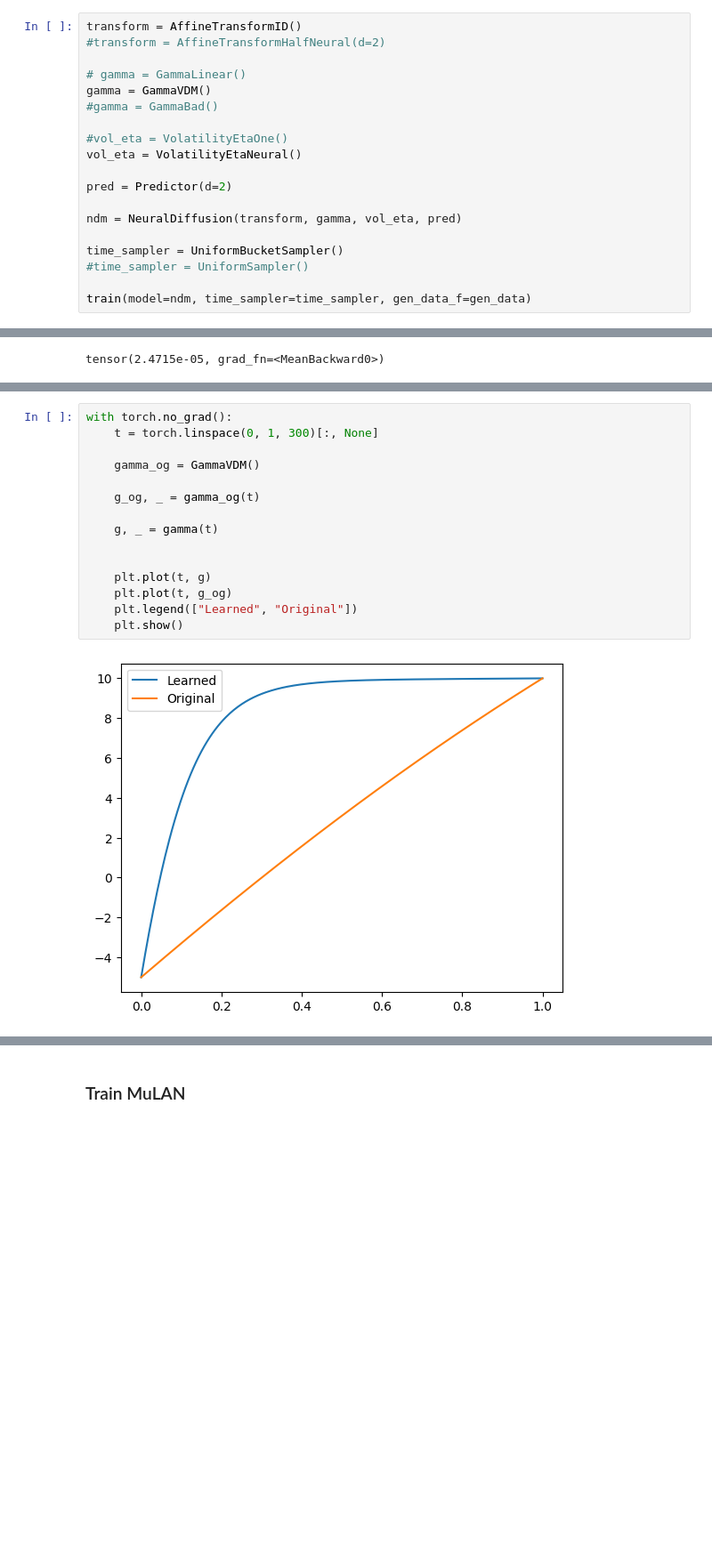
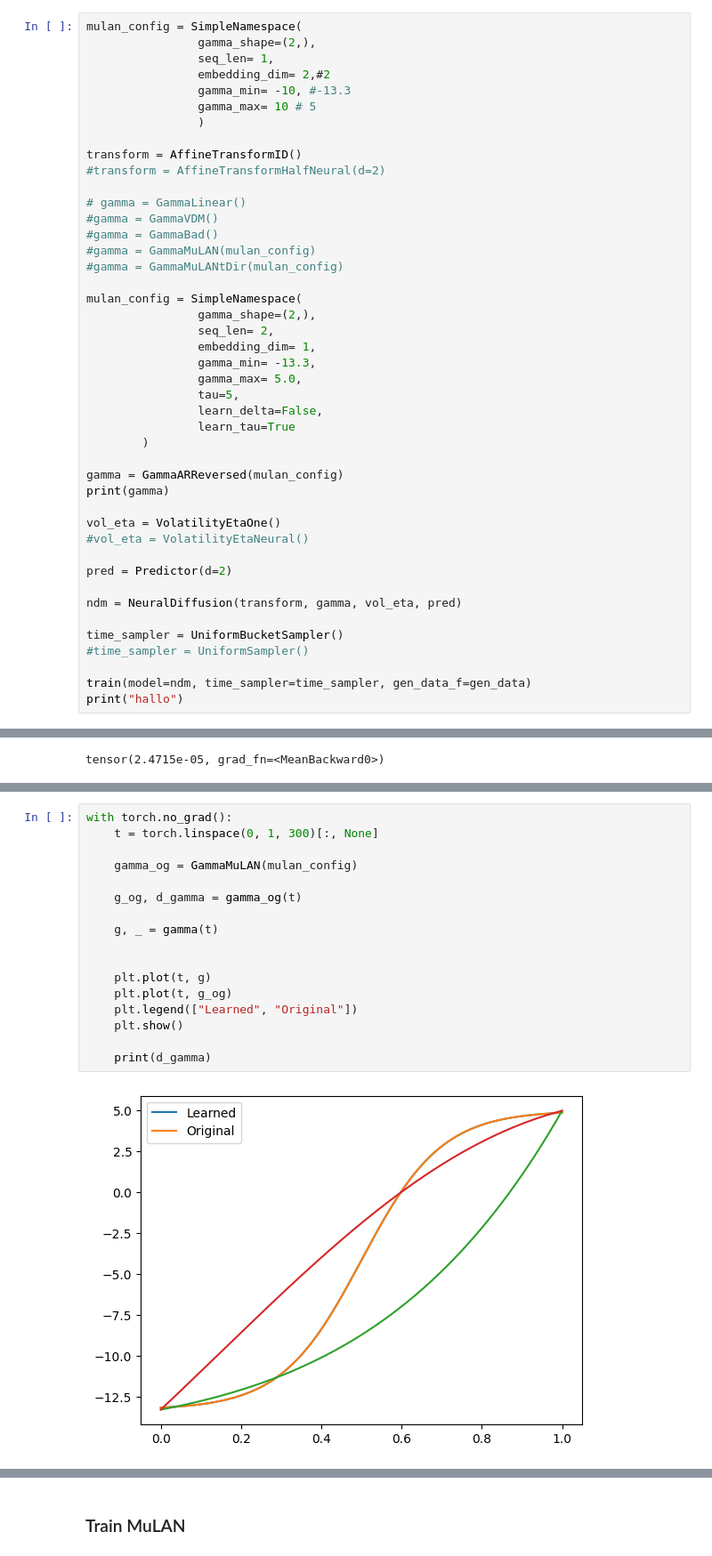
Before and after one commit to Nesta-gitU/discrete_diffusion, a Jupyter notebook: notebooks/ndm_parameterisation_modified (1).ipynb, the cells around one changed output, grey strips where cells are left out. Shown at 89% size. Saved outputs shown, nothing was run; the diff lists cells and outputs as text; blank space fills up the shorter version.

Commit message:
add mulan a bunch of different options.

```diff
--- a/notebooks/ndm_parameterisation_modified (1).ipynb
+++ b/notebooks/ndm_parameterisation_modified (1).ipynb
@@ -1047,15 +1388,39 @@ def train(model, time_sampler, gen_data_f):
         loss.backward()
         optim.step()
 # %%
+mulan_config = SimpleNamespace(
+                gamma_shape=(2,),
+                seq_len= 1,
+                embedding_dim= 2,#2
+                gamma_min= -10, #-13.3
+                gamma_max= 10 # 5
+                )
+
 transform = AffineTransformID()
 #transform = AffineTransformHalfNeural(d=2)
 
 # gamma = GammaLinear()
-gamma = GammaVDM()
+#gamma = GammaVDM()
 #gamma = GammaBad()
+#gamma = GammaMuLAN(mulan_config)
+#gamma = GammaMuLANtDir(mulan_config)
 
-#vol_eta = VolatilityEtaOne()
-vol_eta = VolatilityEtaNeural()
+mulan_config = SimpleNamespace(
+                gamma_shape=(2,),
+                seq_len= 2,
+                embedding_dim= 1,
+                gamma_min= -13.3,
+                gamma_max= 5.0,
+                tau=5,
+                learn_delta=False,
+                learn_tau=True
+        )
+
+gamma = GammaARReversed(mulan_config)
+print(gamma)
+
+vol_eta = VolatilityEtaOne()
+#vol_eta = VolatilityEtaNeural()
 
 pred = Predictor(d=2)
 
@@ -1065,4 +1430,5 @@ time_sampler = UniformBucketSampler()
 #time_sampler = UniformSampler()
 
 train(model=ndm, time_sampler=time_sampler, gen_data_f=gen_data)
+print("hallo")
 # %% [output]
@@ -1149,17 +1510,19 @@ Estimated integral of p(t) over [0,1]: 0.9984
 # %%
 with torch.no_grad():
     t = torch.linspace(0, 1, 300)[:, None]
 
-    gamma_og = GammaVDM()
+    gamma_og = GammaMuLAN(mulan_config)
 
-    g_og, _ = gamma_og(t)
+    g_og, d_gamma = gamma_og(t)
 
     g, _ = gamma(t)
 
 
     plt.plot(t, g)
     plt.plot(t, g_og)
     plt.legend(["Learned", "Original"])
     plt.show()
+
+    print(d_gamma)
 # %% [output]
-[figure, old version]
+[figure, new version]
```
Also changed, not shown: parts of 15 cells of this notebook, 8 other files.
